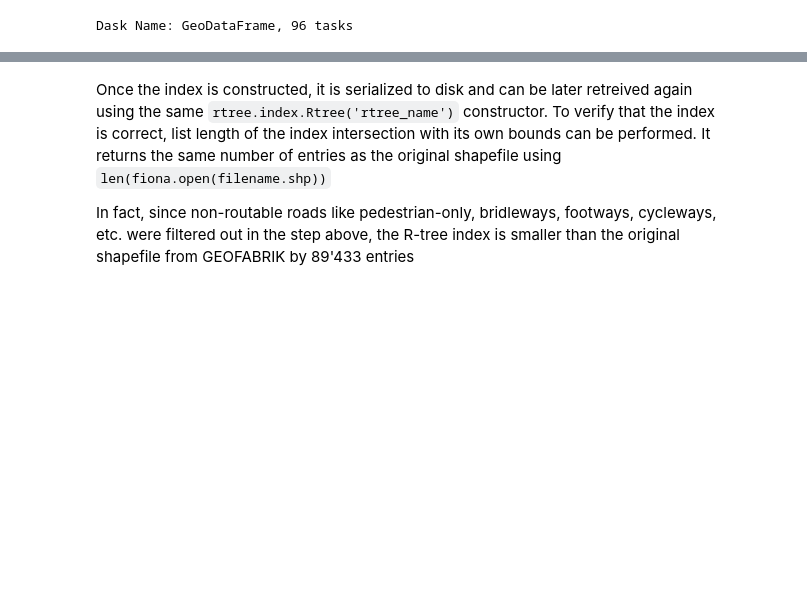
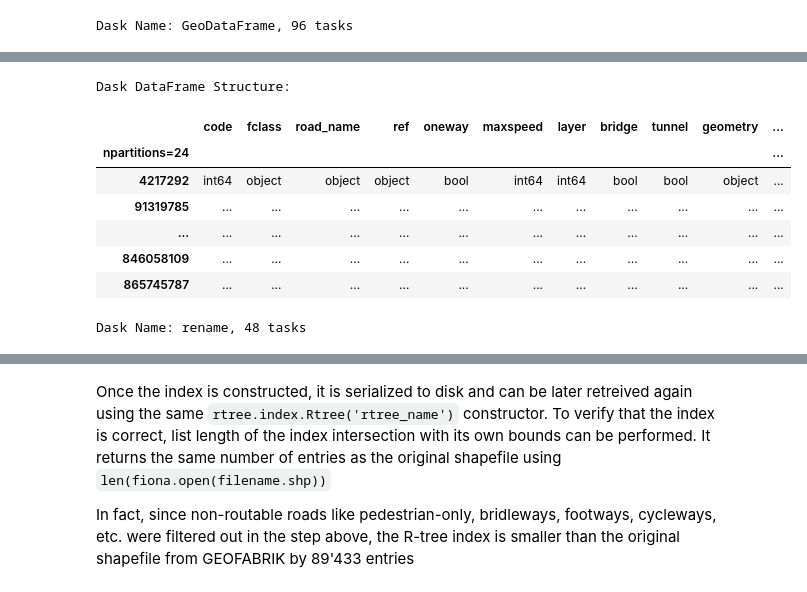
Before and after one commit to maximyudayev/YY-MANET-Protocol, a Jupyter notebook: local/data_preprocessing.ipynb, the cells around one changed output, grey strips where cells are left out. Saved outputs shown, nothing was run; the diff lists cells and outputs as text; code cells hidden in the pictures; blank space fills up the shorter version.

```diff
--- a/local/data_preprocessing.ipynb
+++ b/local/data_preprocessing.ipynb
@@ -239,0 +380,14 @@ Wall time: 18min 37s
+# %%
+df = dd.read_parquet('./../data/osm_roads/roads_new.parquet', engine='pyarrow')
+df = df.rename(columns={'name':'road_name'})
+df
+# %% [output]
+Dask DataFrame Structure:
+|  | code | fclass | road_name | ref | oneway | maxspeed | layer | bridge | tunnel | geometry | ... |
+| npartitions=24 |  |  |  |  |  |  |  |  |  |  | ... |
+| 4217292 | int64 | object | object | object | bool | int64 | int64 | bool | bool | object | ... |
+| 91319785 | ... | ... | ... | ... | ... | ... | ... | ... | ... | ... | ... |
+| ... | ... | ... | ... | ... | ... | ... | ... | ... | ... | ... | ... |
+| 846058109 | ... | ... | ... | ... | ... | ... | ... | ... | ... | ... | ... |
+| 865745787 | ... | ... | ... | ... | ... | ... | ... | ... | ... | ... | ... |
+Dask Name: rename, 48 tasks
```
Also changed, not shown: parts of 29 cells of this notebook, 12 other files.
